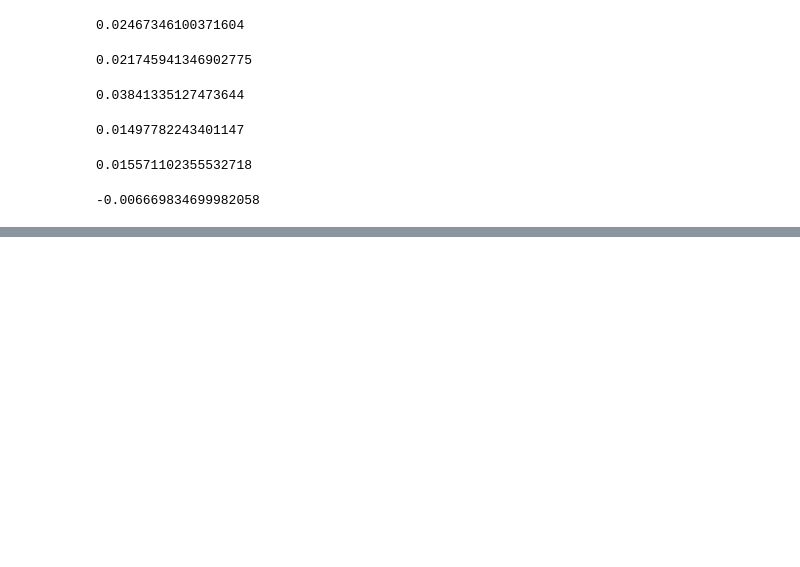
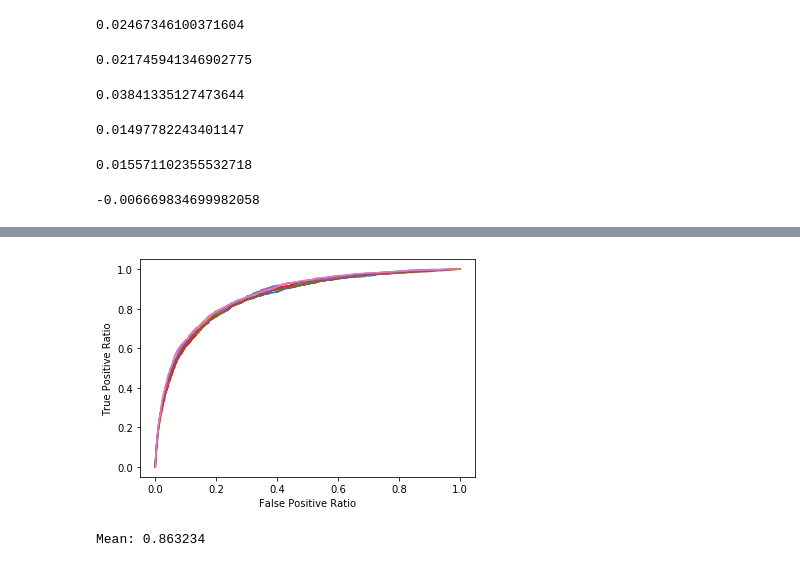
Before and after one commit to antoineeudes/GiveMeSomeCredit, a Jupyter notebook: main.ipynb, the cells around one changed output, grey strips where cells are left out. Saved outputs shown, nothing was run; the diff lists cells and outputs as text; code cells hidden in the pictures; blank space fills up the shorter version.

```diff
--- a/main.ipynb
+++ b/main.ipynb
@@ -869,0 +905,6 @@ reg.score(X_test, y_test)
+# %%
+from sklearn.ensemble import GradientBoostingRegressor
+reg = GradientBoostingRegressor(**best_params)
+reg.fit(X_train, y_train)
+#reg.score(X_test, y_test)
+np.mean(cross_validate(reg, X, y, cv=5)['test_score'])
@@ -869,0 +957,3 @@ reg.score(X_test, y_test)
+# %%
+data_nan = data[data.MonthlyIncome.isnull()].drop('MonthlyIncome', axis=1).drop('SeriousDlqin2yrs', axis=1)
+print(data_nan)
@@ -869,0 +978,5 @@ reg.score(X_test, y_test)
+# %%
+for index, row in data_nan.iterrows():
+    MonthlyIncome_predicted = reg.predict(np.array(row).reshape(1, -1))
+    print(MonthlyIncome_predicted)
+    data.loc[index, 'MonthlyIncome'] = MonthlyIncome_predicted
@@ -869,0 +1021,8 @@ reg.score(X_test, y_test)
+# %%
+X = data.drop('SeriousDlqin2yrs', axis=1)
+y = data.SeriousDlqin2yrs
+# %%
+eval_model(clf, X, y)
+# %% [output]
+[figure, added]
+Mean: 0.863234
```
Also changed, not shown: parts of 23 cells of this notebook.
